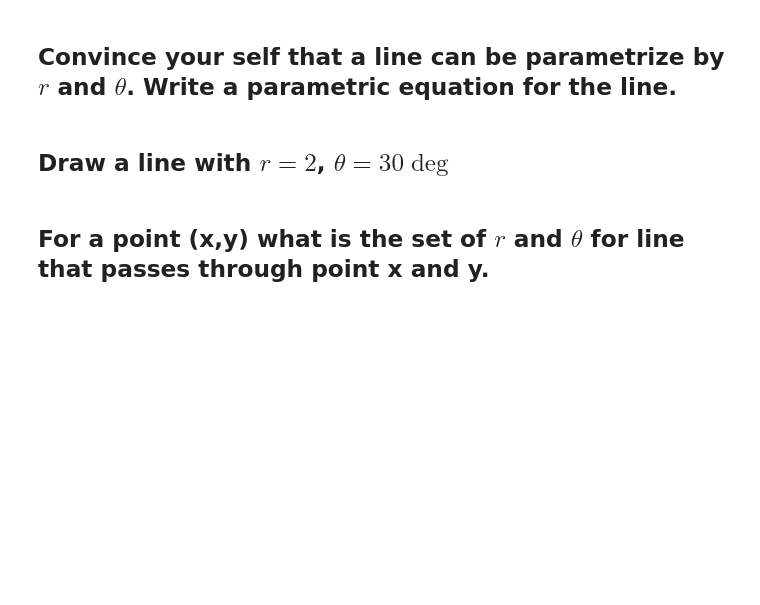
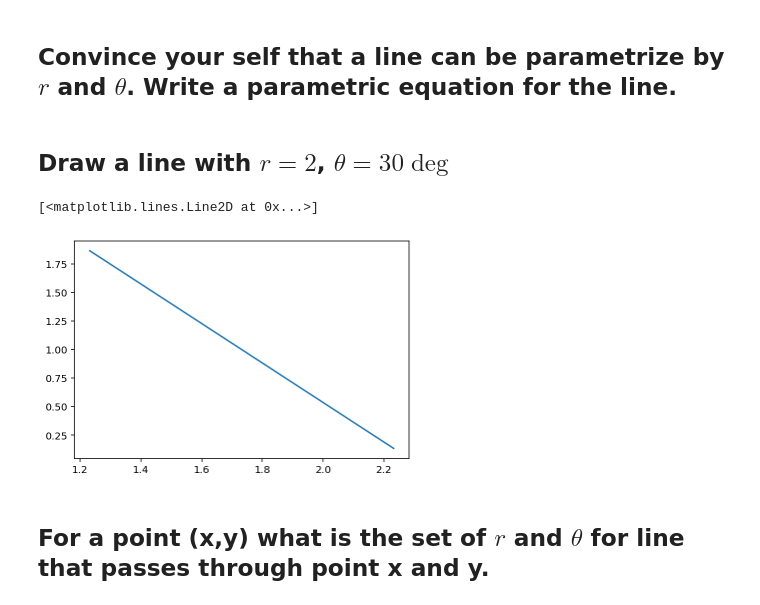
Before and after one commit to MUIC-Numerical-Methods-2018/extra-2-hough-transform, a Jupyter notebook: HoughTransform.ipynb, the cells around one changed output. Cells and saved outputs as stored; diff of their text form; code cells hidden in the pictures; blank space fills up the shorter version.

```diff
--- a/HoughTransform.ipynb
+++ b/HoughTransform.ipynb
@@ -41,8 +41,17 @@ plt.plot(data[:, 0], data[:, 1], '.r')
 ## Draw a line with $r=2$, $\theta=30\deg$
 # %%
 def generate_line(r, rad, tmin=-1, tmax=1, n=20):
-    r0 = r*np.array(np.cos(rad), np.sin(rad))
-    rt = np.array(np.cos(rad+np.pi/2), np.sin(rad+np.pi/2))
-    for t in range()
+    r0 = r*np.array([np.cos(rad), np.sin(rad)])
+    rt = np.array([np.cos(rad+np.pi/2), np.sin(rad+np.pi/2)])
+    ret = []
+    for t in np.linspace(tmin, tmax, n):
+        ret.append(r0 + rt*t)
+    return np.array(ret)
+
+line = generate_line(2, 30*np.pi/180)
+plt.plot(line[:,0], line[:, 1])
+# %% [output]
+[<matplotlib.lines.Line2D at 0x...>]
+[figure, added]
 # %% [markdown]
 ## For a point (x,y) what is the set of $r$ and $\theta$ for line that passes through point x and y.
```
Also changed, not shown: parts of 2 cells of this notebook.
